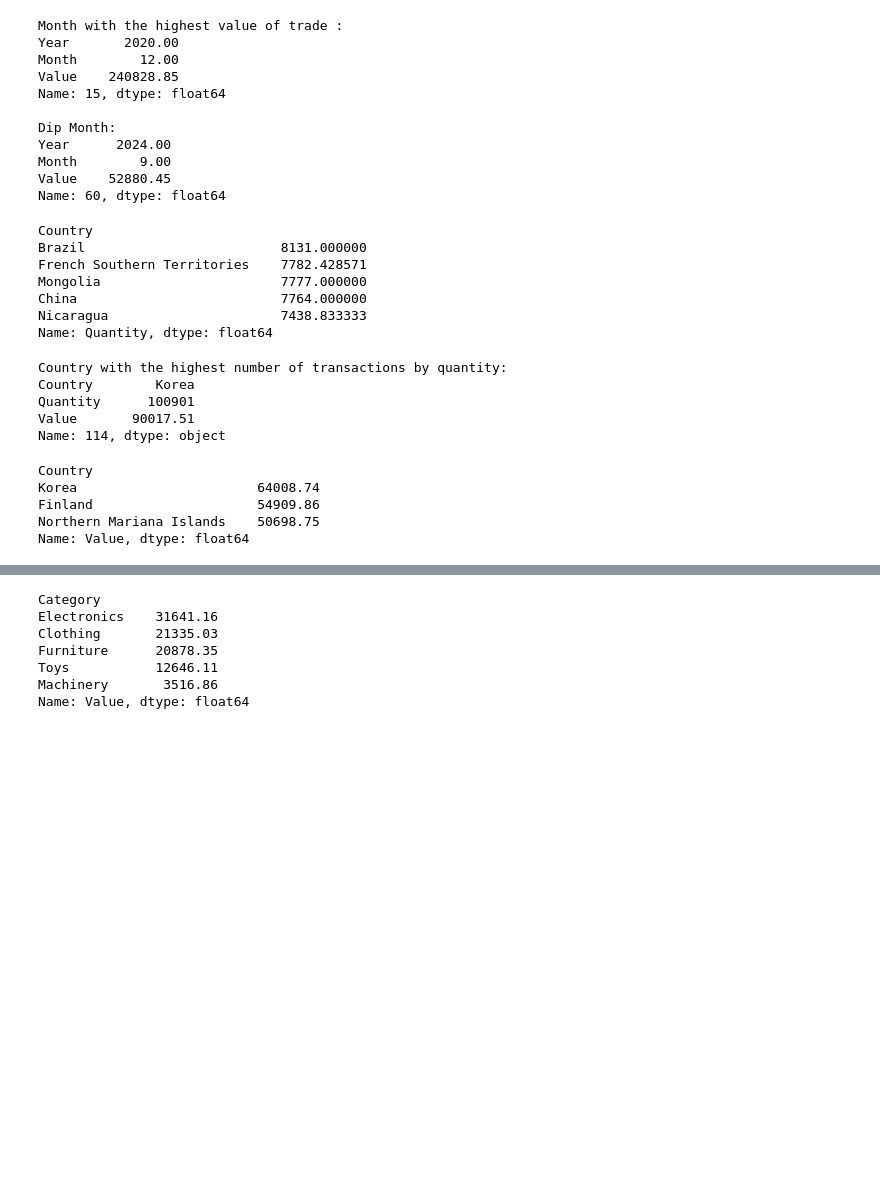
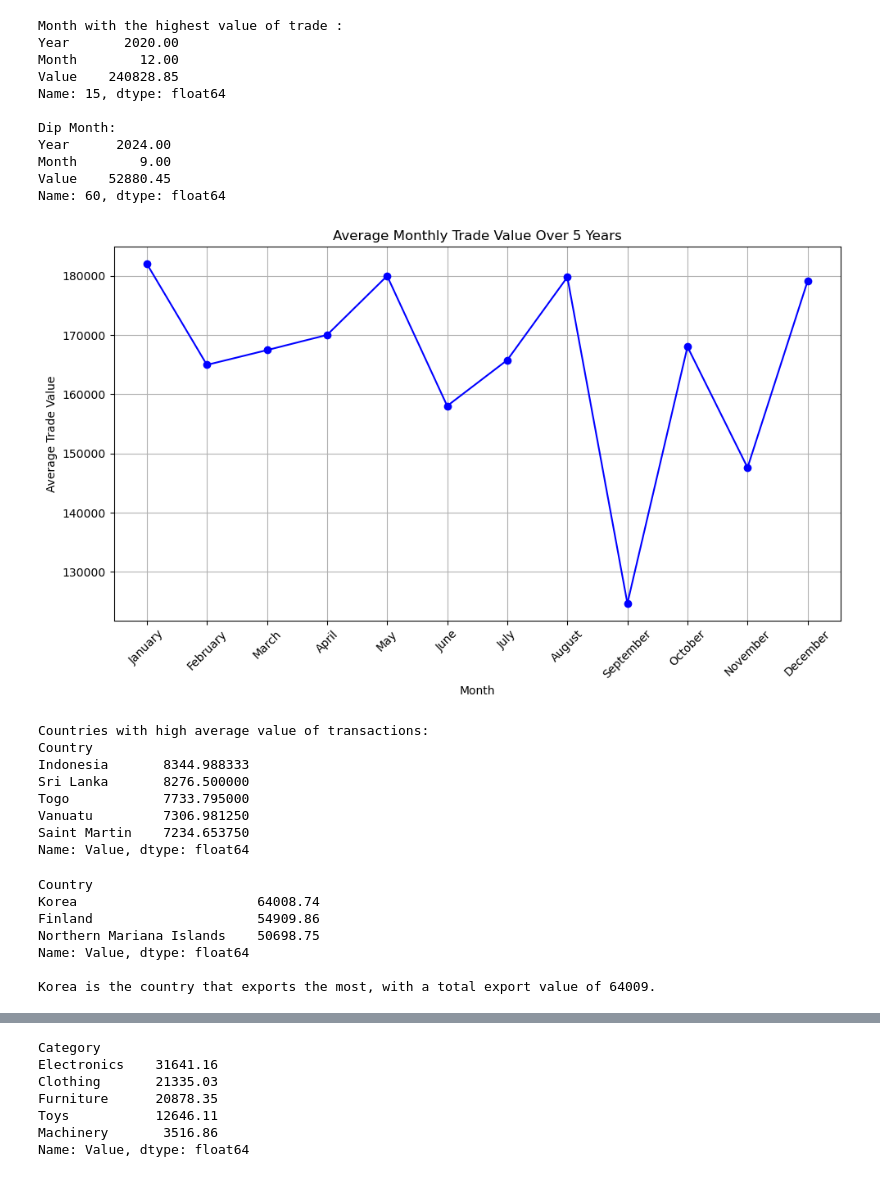
Before and after one commit to ItighneS/Python, a Jupyter notebook: Capstone Project-Data Exploration & Analysis using Python.ipynb, the cells around one changed output, grey strips where cells are left out. Saved outputs shown, nothing was run; the diff lists cells and outputs as text; code cells hidden in the pictures; blank space fills up the shorter version.

```diff
--- a/Capstone Project-Data Exploration & Analysis using Python.ipynb
+++ b/Capstone Project-Data Exploration & Analysis using Python.ipynb
@@ -183,9 +235,8 @@ Net Loss incurred from trade of goods:101673.41
 # %%
 # 3. What are the months where trading peaks and dips?
 
-samData['Date'] = pd.to_datetime(samData['Date'], errors='coerce')
+samData['Date'] = pd.to_datetime(samData['Date'], dayfirst=True, errors='coerce')
 
-# Check if conversion was successful
 if samData['Date'].isnull().any():
     print("There were some errors in converting dates. Please check your data.")
 
@@ -216,43 +267,62 @@ Year      2024.00
 Month        9.00
 Value    52880.45
 Name: 60, dtype: float64
+# %%
+#3b. On Average, what are generally the best and the worst months for trade in terms of trade value?
+samData['Date'] = pd.to_datetime(samData['Date'])
+samData['Month'] = samData['Date'].dt.month
+samData['Year'] = samData['Date'].dt.year
+
+monthly_total = samData.groupby(['Year', 'Month'])['Value'].sum().reset_index()
+
+monthly_avg = monthly_total.groupby('Month')['Value'].mean().reset_index()
+
+monthly_avg['Month'] = monthly_avg['Month'].apply(lambda x: pd.to_datetime(str(x), format='%m').strftime('%B'))
+
+monthly_avg = monthly_avg.sort_values(by='Month', key=lambda x: pd.to_datetime(x, format='%B'))
+
+plt.figure(figsize=(10, 6))
+plt.plot(monthly_avg['Month'], monthly_avg['Value'], marker='o', linestyle='-', color='b')
+
+plt.title('Average Monthly Trade Value Over 5 Years')
+plt.xlabel('Month')
+plt.ylabel('Average Trade Value')
+plt.xticks(rotation=45)  # Rotate x-axis labels for better readability
+plt.grid(True)
+
+plt.tight_layout()
+plt.show()
+# %% [output]
+[figure, added]
 # %%
-#4.1  Which countries have the highest average quantity per transaction, and how does this affect total value?
-samData.groupby('Country')['Quantity'].mean().sort_values(ascending=False).head()
+#4  Which countries have the highest average quantity per transaction, and how does this affect total value?
+print("Countries with high average value of transactions:")
+print(samData.groupby('Country')['Value'].mean().sort_values(ascending=False).head())
+
+country_agg = samData.groupby('Country').agg({
+    'Quantity': 'count',
+    'Value': 'sum'
+}).reset_index()
 # %% [output]
+Countries with high average value of transactions:
 Country
-Brazil                         8131.000000
-French Southern Territories    7782.428571
-Mongolia                       7777.000000
-China                          7764.000000
-Nicaragua                      7438.833333
-Name: Quantity, dtype: float64
+Indonesia       8344.988333
+Sri Lanka       8276.500000
+Togo            7733.795000
+Vanuatu         7306.981250
+Saint Martin    7234.653750
+Name: Value, dtype: float64
-# %%
-#4.2 Which country has the highest number of transactions by quantity, and what is its total transaction value?
-
-country_agg = samData.groupby('Country').agg({
-    'Quantity': 'sum',
-    'Value': 'sum'
-}).reset_index()
-
-# Find the country with the highest number of transactions by quantity
-max_quantity_country = country_agg.loc[country_agg['Quantity'].idxmax()]
-
-print("Country with the highest number of transactions by quantity:")
-print(max_quantity_country[['Country', 'Quantity', 'Value']])
-# %% [output]
-Country with the highest number of transactions by quantity:
-Country        Korea
-Quantity      100901
-Value       90017.51
-Name: 114, dtype: object
 # %%
-# 5.Which country is the largest importer and the largest exporter by quantity and total transaction value?
+# 4b Which country is the largest importer and the largest exporter by quantity and total transaction value?
 exportdata = samData[samData['Import_Export']=='Export']
-exportdata.groupby('Country')['Value'].sum().sort_values(ascending=False).head(3)
+print(exportdata.groupby('Country')['Value'].sum().sort_values(ascending=False).head(3))
+
+print('\nKorea is the country that exports the most, with a total export value of 64009.')
 # %% [output]
 Country
 Korea                       64008.74
 Finland                     54909.86
 Northern Mariana Islands    50698.75
 Name: Value, dtype: float64
+
+Korea is the country that exports the most, with a total export value of 64009.
```
Also changed, not shown: parts of 69 cells of this notebook.
